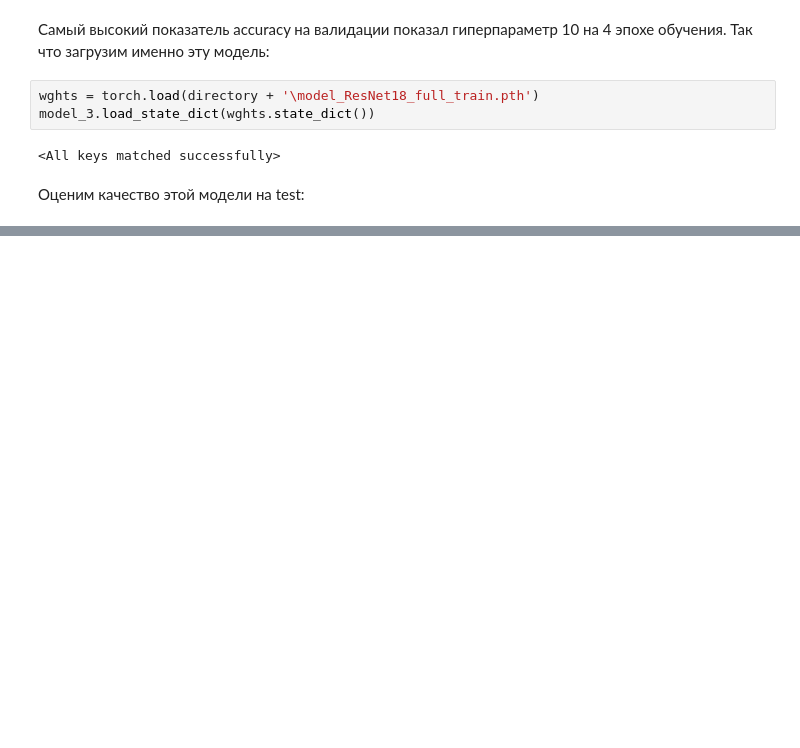
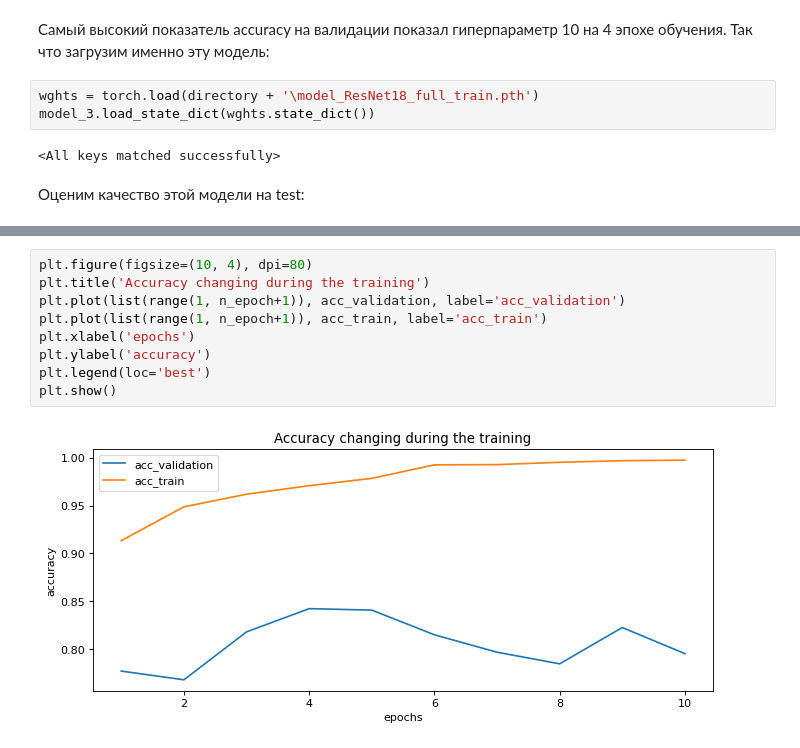
Before and after one commit to Koldim2001/transfer_learning_CNN, a Jupyter notebook: Transfer_learning_ResNet.ipynb, the cells around one changed output, grey strips where cells are left out. Saved outputs shown, nothing was run; the diff lists cells and outputs as text; blank space fills up the shorter version.

Commit message:
ResNet18 training

```diff
--- a/Transfer_learning_ResNet.ipynb
+++ b/Transfer_learning_ResNet.ipynb
@@ -1221,0 +1346,11 @@ GroundTruth:   norm  norm pneumonia  norm pneumonia pneumonia pneumonia  norm pn
+# %%
+plt.figure(figsize=(10, 4), dpi=80)
+plt.title('Accuracy changing during the training')
+plt.plot(list(range(1, n_epoch+1)), acc_validation, label='acc_validation')
+plt.plot(list(range(1, n_epoch+1)), acc_train, label='acc_train')
+plt.xlabel('epochs')
+plt.ylabel('accuracy')
+plt.legend(loc='best')
+plt.show()
+# %% [output]
+[figure, added]
```
Also changed, not shown: parts of 20 cells of this notebook, 2 other files.
